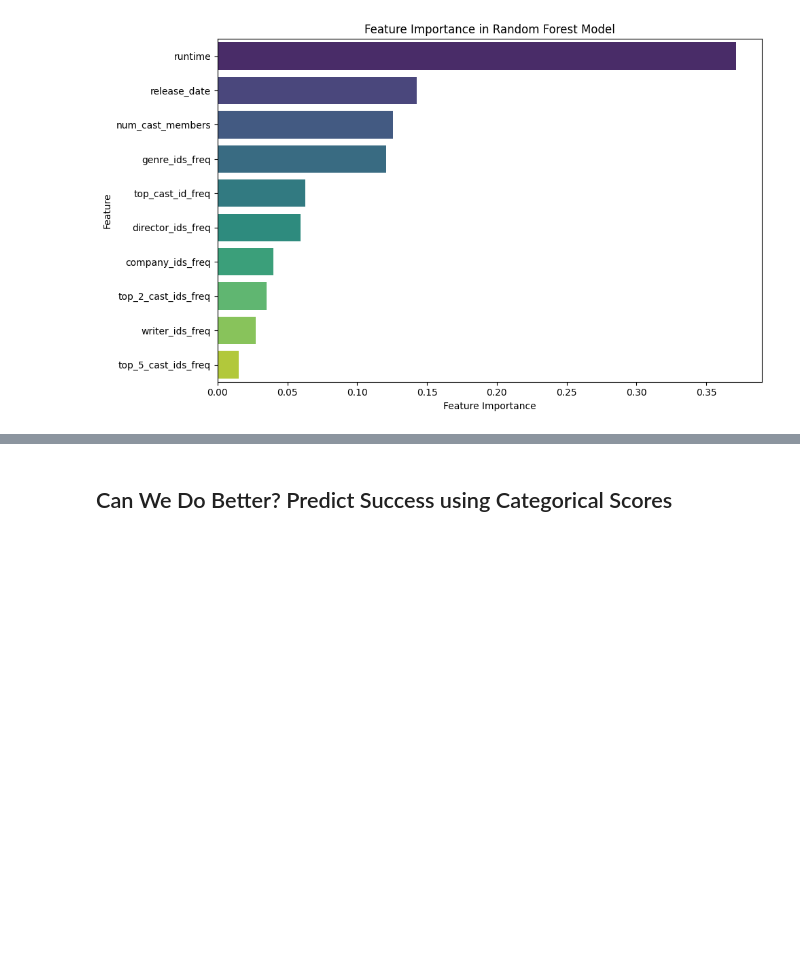
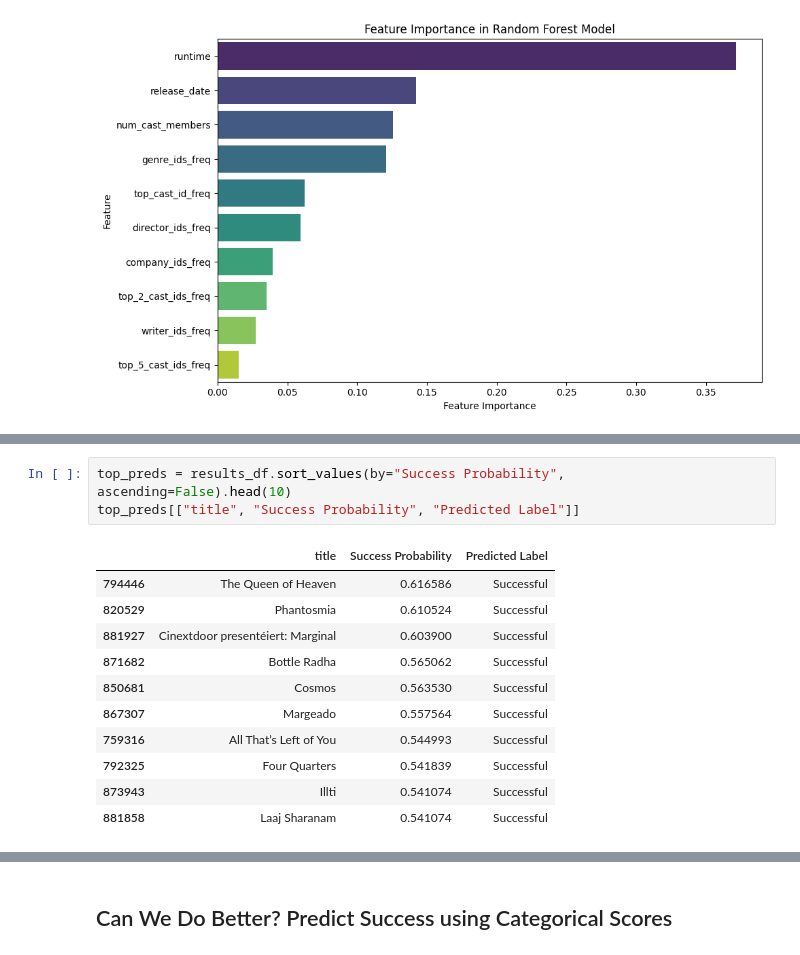
Before and after one commit to jonnycomes/movie-data, a Jupyter notebook: notebooks/successful_movie_prediction/Successful_Movie_Prediction.ipynb, the cells around one changed output, grey strips where cells are left out. Drawn from its saved outputs; the diff is of its cells as text; blank space fills up the shorter version.

```diff
--- a/notebooks/successful_movie_prediction/Successful_Movie_Prediction.ipynb
+++ b/notebooks/successful_movie_prediction/Successful_Movie_Prediction.ipynb
@@ -283,0 +316,15 @@ plot_feature_importance(rf, X_train.columns)
+# %%
+top_preds = results_df.sort_values(by="Success Probability", ascending=False).head(10)
+top_preds[["title", "Success Probability", "Predicted Label"]]
+# %% [output]
+|  | title | Success Probability | Predicted Label |
+| 794446 | The Queen of Heaven | 0.616586 | Successful |
+| 820529 | Phantosmia | 0.610524 | Successful |
+| 881927 | Cinextdoor presentéiert: Marginal | 0.603900 | Successful |
+| 871682 | Bottle Radha | 0.565062 | Successful |
+| 850681 | Cosmos | 0.563530 | Successful |
+| 867307 | Margeado | 0.557564 | Successful |
+| 759316 | All That’s Left of You | 0.544993 | Successful |
+| 792325 | Four Quarters | 0.541839 | Successful |
+| 873943 | Illti | 0.541074 | Successful |
+| 881858 | Laaj Sharanam | 0.541074 | Successful |
```
Also changed, not shown: parts of 36 cells of this notebook, 2 other files.
